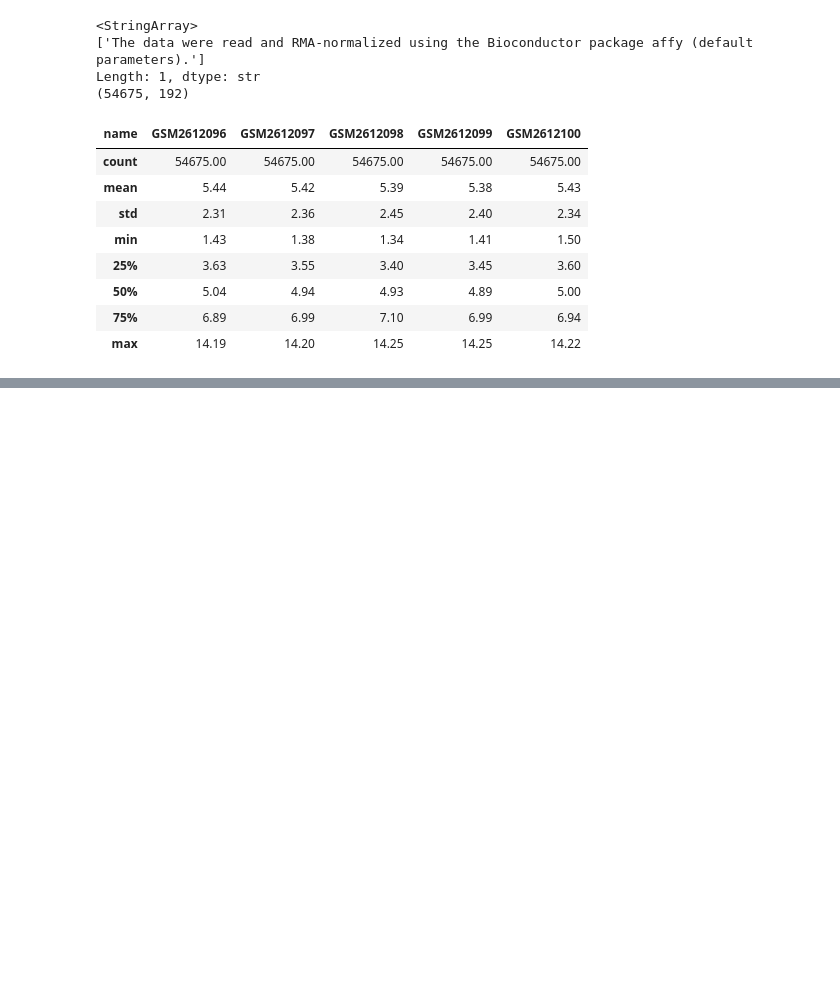
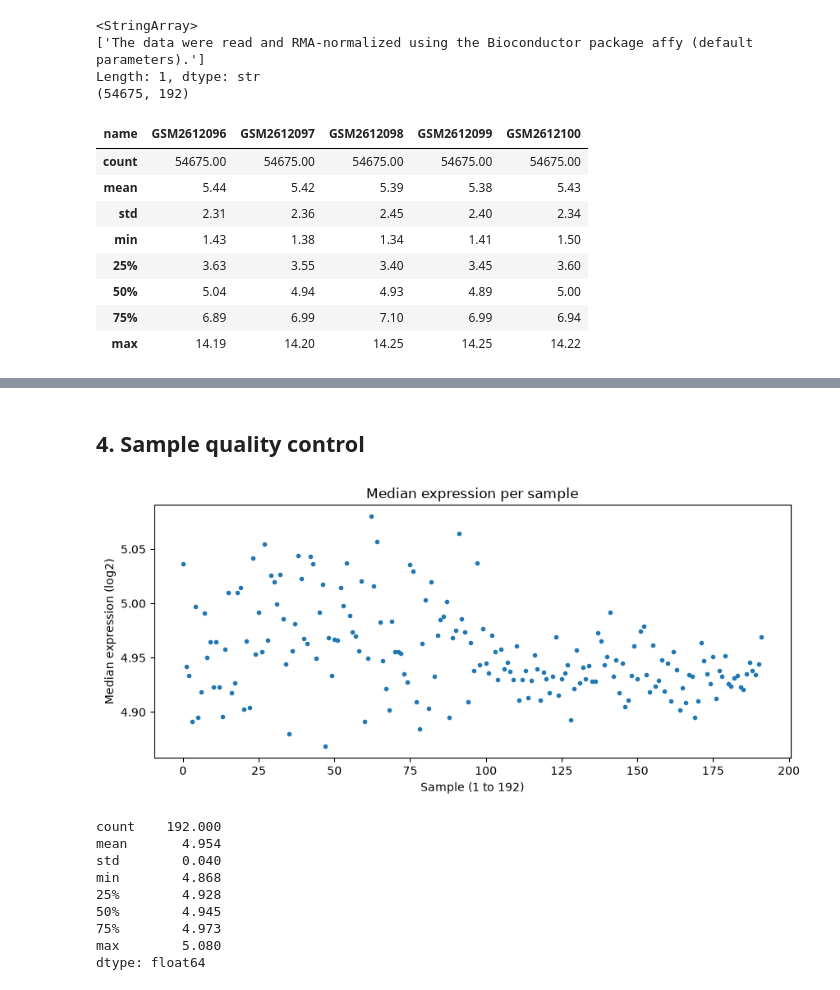
Before and after one commit to Claudialollo/inflammatory-depression-transcriptome, a Jupyter notebook: notebooks/02_gene_panel.ipynb, the cells around one changed output, grey strips where cells are left out. Cells and saved outputs as stored; diff of their text form; code cells hidden in the pictures; blank space fills up the shorter version.

Commit message:
Add sample quality control: medians by batch

```diff
--- a/notebooks/02_gene_panel.ipynb
+++ b/notebooks/02_gene_panel.ipynb
@@ -162,3 +162,29 @@ Length: 1, dtype: str
 | 50% | 5.04 | 4.94 | 4.93 | 4.89 | 5.00 | 4.89 | 4.92 | 4.99 | ... |
 | 75% | 6.89 | 6.99 | 7.10 | 6.99 | 6.94 | 7.04 | 7.04 | 6.96 | ... |
 | max | 14.19 | 14.20 | 14.25 | 14.25 | 14.22 | 14.14 | 14.11 | 14.29 | ... |
+# %% [markdown]
+## 4. Sample quality control
+# %%
+import matplotlib.pyplot as plt
+
+sample_medians = expr.median()
+
+fig, ax = plt.subplots(figsize=(10, 4))
+ax.plot(range(len(sample_medians)), sample_medians.values, "o", markersize=3)
+ax.set_xlabel("Sample (1 to 192)")
+ax.set_ylabel("Median expression (log2)")
+ax.set_title("Median expression per sample")
+plt.show()
+
+sample_medians.describe().round(3)
+# %% [output]
+[figure, added]
+count    192.000
+mean       4.954
+std        0.040
+min        4.868
+25%        4.928
+50%        4.945
+75%        4.973
+max        5.080
+dtype: float64
```
Also changed, not shown: parts of 2 cells of this notebook.
